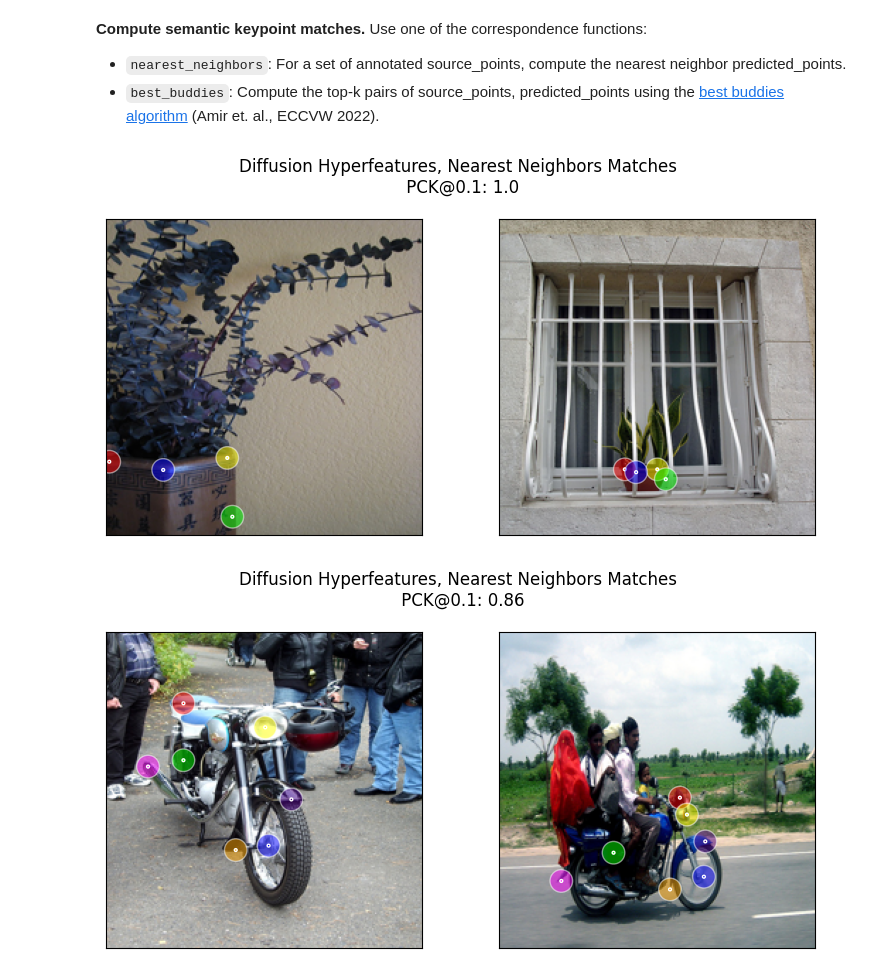
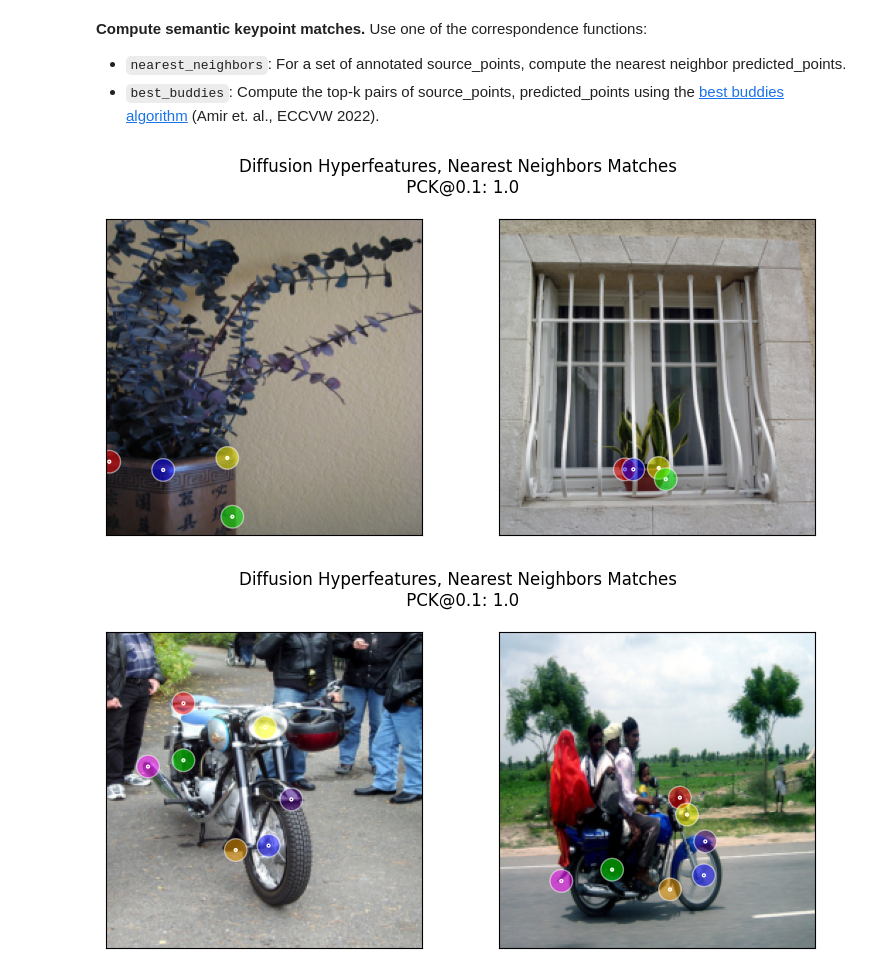
Before and after one commit to diffusion-hyperfeatures/diffusion_hyperfeatures, a Jupyter notebook: real_demo.ipynb, the cells around one changed output. Drawn from its saved outputs; the diff is of its cells as text; code cells hidden in the pictures.

```diff
--- a/real_demo.ipynb
+++ b/real_demo.ipynb
@@ -72,0 +32,5 @@ negative_prompt:
+# %%
+# Memory requirement is 13731MiB
+device = "cuda"
+config_path = "configs/real.yaml"
+config, diffusion_extractor, aggregation_network = load_models(config_path, device)
@@ -138,31 +114,31 @@ num_pairs = 10
 # %%
 for ann in json.load(open(annotation_path)):
   source_points, target_points, img1_pil, img2_pil, imgs = load_image_pair(ann, load_size, device, image_path)
 
   with torch.inference_mode():
     with torch.autocast("cuda"):
       feats, _ = diffusion_extractor.forward(imgs)
       b, s, l, w, h = feats.shape
       diffusion_hyperfeats = aggregation_network(feats.float().view((b, -1, w, h)))
       img1_hyperfeats = diffusion_hyperfeats[0][None, ...]
       img2_hyperfeats = diffusion_hyperfeats[1][None, ...]
 
   if correspondence_function == "nearest_neighbors":
     _, predicted_points = find_nn_source_correspondences(img1_hyperfeats, img2_hyperfeats, source_points, output_size, load_size)
     predicted_points = predicted_points.detach().cpu().numpy()
-    distances, pck_metric = compute_pck(predicted_points, target_points, load_size)
+    distances, _, pck_metric = compute_pck(predicted_points, target_points, load_size)
     title = f"Diffusion Hyperfeatures, Nearest Neighbors Matches \n PCK@0.1: {pck_metric.round(decimals=2)}"
   elif correspondence_function == "best_buddies":
     descriptors1, descriptors2 = reshape_descriptors(img1_hyperfeats, img2_hyperfeats)
     saliency_map1, saliency_map2 = load_saliency_pair(ann, output_size, img1_hyperfeats.device, saliency_path)
     source_points, predicted_points = find_best_buddies_correspondences(descriptors1, descriptors2, saliency_map1, saliency_map2, num_pairs=num_pairs)
     source_points, predicted_points = postprocess_points(source_points, predicted_points, output_size, load_size)
     title = "Diffusion Hyperfeatures, Best Buddies Matches"
   else:
     raise NotImplementedError
 
   draw_correspondences(source_points, predicted_points, img1_pil, img2_pil, title=title)
   plt.show()
 # %% [output]
 [figure]
-[figure, old version]
+[figure, new version]
```
Also changed, not shown: parts of 6 cells of this notebook, 12 other files.
